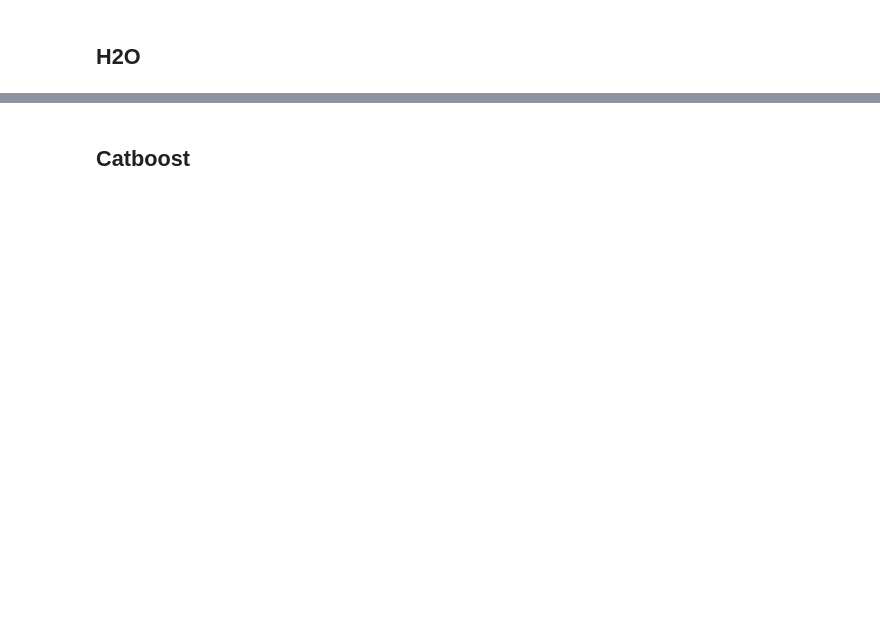
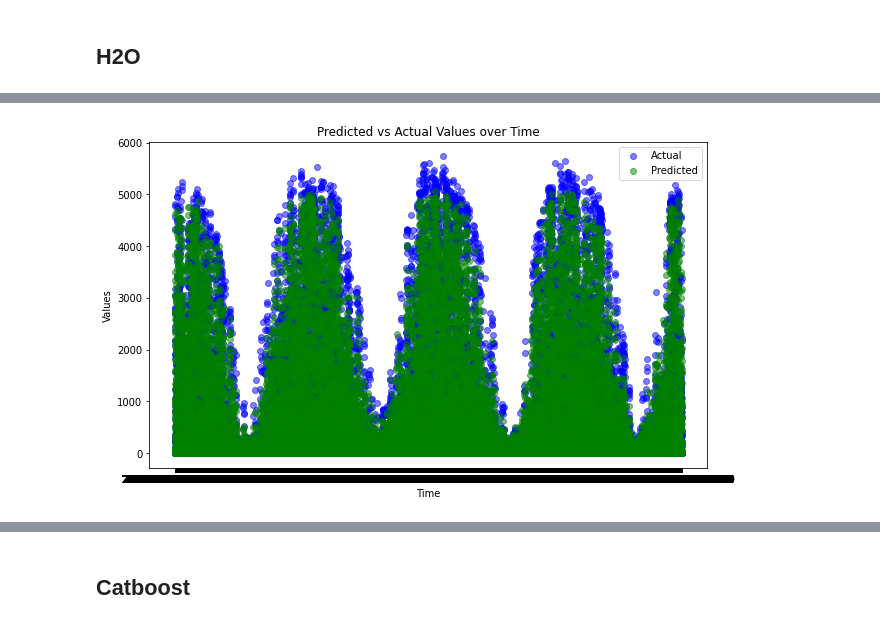
Before and after one commit to henningolweus/MLprosjekt, a Jupyter notebook: data/Long_notebook.ipynb, the cells around one changed output, grey strips where cells are left out. Cells and saved outputs as stored; diff of their text form; code cells hidden in the pictures; blank space fills up the shorter version.

```diff
--- a/data/Long_notebook.ipynb
+++ b/data/Long_notebook.ipynb
@@ -98,0 +634,4 @@ Maybe plot the most important features from domain knowledge analysis, together
+# %%
+predictor_a= TabularPredictor(label ='pv_measurement',eval_metric= 'mean_absolute_error').fit(train_data = train_data_a, verbosity = 0,presets='best_quality', time_limit= 1500)
+predictor_b= TabularPredictor(label ='pv_measurement',eval_metric= 'mean_absolute_error').fit(train_data = train_data_b, verbosity = 0,presets='best_quality', time_limit= 1500)
+predictor_c= TabularPredictor(label ='pv_measurement',eval_metric= 'mean_absolute_error').fit(train_data = train_data_c, verbosity = 0,presets='best_quality', time_limit= 1500)
@@ -98,0 +749,4 @@ Maybe plot the most important features from domain knowledge analysis, together
+# %%
+pred_a_whole = predictor_a.predict(train_data_a)
+pred_a_whole=pd.DataFrame(pred_a_whole,columns=['pv_measurement'])
+pred_a_whole
@@ -98,0 +767,21 @@ Maybe plot the most important features from domain knowledge analysis, together
+# %%
+import matplotlib.pyplot as plt
+time_values = y_train_a['time']
+
+# Calculate residuals
+residuals = y_train_a['pv_measurement'] - pred_a_whole['pv_measurement']
+
+# Plot actual vs. predicted values over time
+plt.figure(figsize=(10, 6))
+
+# Create a scatter plot for actual vs predicted values over time
+plt.scatter(time_values, y_train_a['pv_measurement'], alpha=0.5, label='Actual', color='blue')
+plt.scatter(time_values, pred_a_whole['pv_measurement'], alpha=0.5, label='Predicted', color='green')
+
+plt.xlabel('Time')
+plt.ylabel('Values')
+plt.title('Predicted vs Actual Values over Time')
+plt.legend()
+plt.show()
+# %% [output]
+[figure, added]
```
Also changed, not shown: parts of 89 cells of this notebook.
